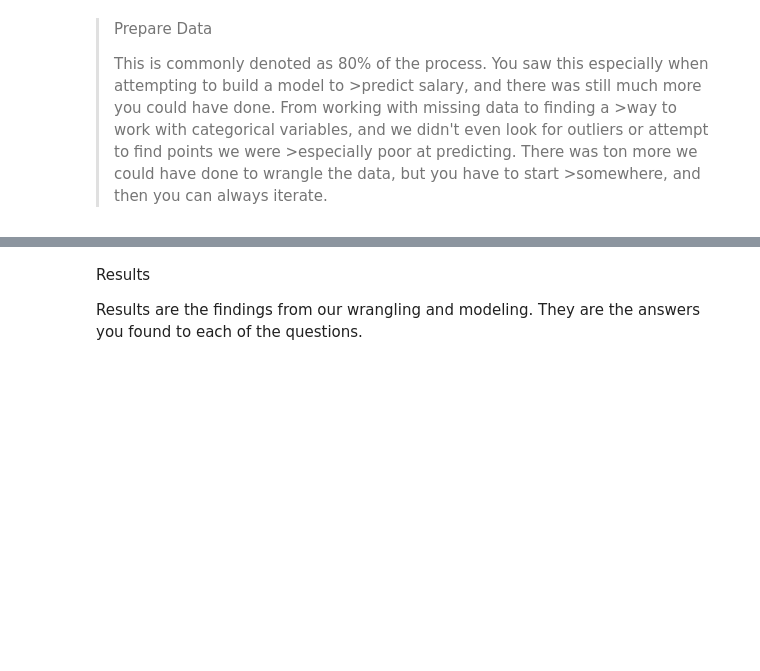
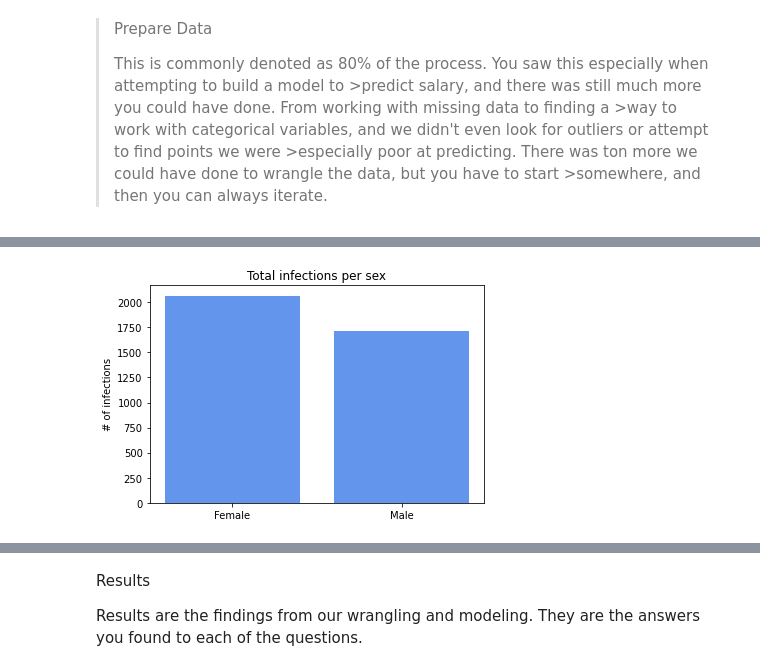
Before and after one commit to Jannis12324/korean_covid-19_patient_data_analysis, a Jupyter notebook: korean_covid-19_patients_data.ipynb, the cells around one changed output, grey strips where cells are left out. Drawn from its saved outputs; the diff is of its cells as text; code cells hidden in the pictures; blank space fills up the shorter version.

```diff
--- a/korean_covid-19_patients_data.ipynb
+++ b/korean_covid-19_patients_data.ipynb
@@ -127,6 +188,6 @@ Therefore "age" should be a numerical variable and "sex" a categorical variable.
 # %%
 # Copy dataframe so no changes are made to the original
-q1_df = patient_df.copy()
+q1_df = general_df.copy()
 # %%
 # drop all rows that are empty in age or sex
-q1_df.dropna(subset = ["age", "sex"],inplace = True)
+q1_df.dropna(subset = ["age", "sex", "confirmed_date"],inplace = True)
@@ -141,2 +199,11 @@ female    2068
 male      1714
 Name: sex, dtype: int64
+# %%
+# removes the "s" of the age range
+q1_df["age"] = q1_df["age"].str.replace("s", "").astype(int)
+
+# rename the column to reflect that it stands for the bracket and not only the specific age
+q1_df.rename(columns = {"age": "age_bracket"}, inplace = True)
+
+# sanity check if age is now an int
+type(q1_df.age_bracket[0])
@@ -168,0 +291,7 @@ We were finally able to model the data, but we had some back and forth with step
+# %%
+# Barplot of total infections per sex
+plt.bar(["Female", "Male"], q1_df["sex"].value_counts().values, color = colors[0])
+plt.title("Total infections per sex")
+plt.ylabel("# of infections");
+# %% [output]
+[figure, added]
```
Also changed, not shown: parts of 35 cells of this notebook.
